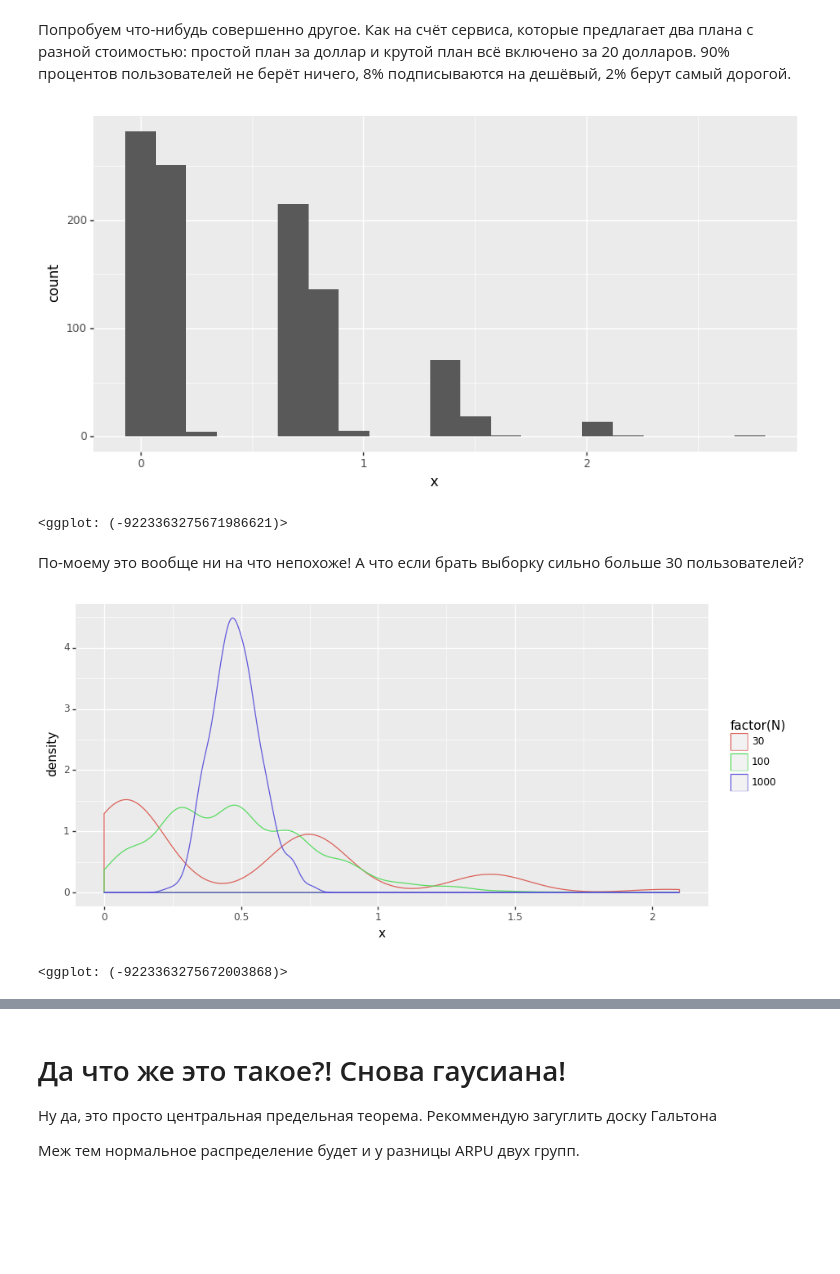
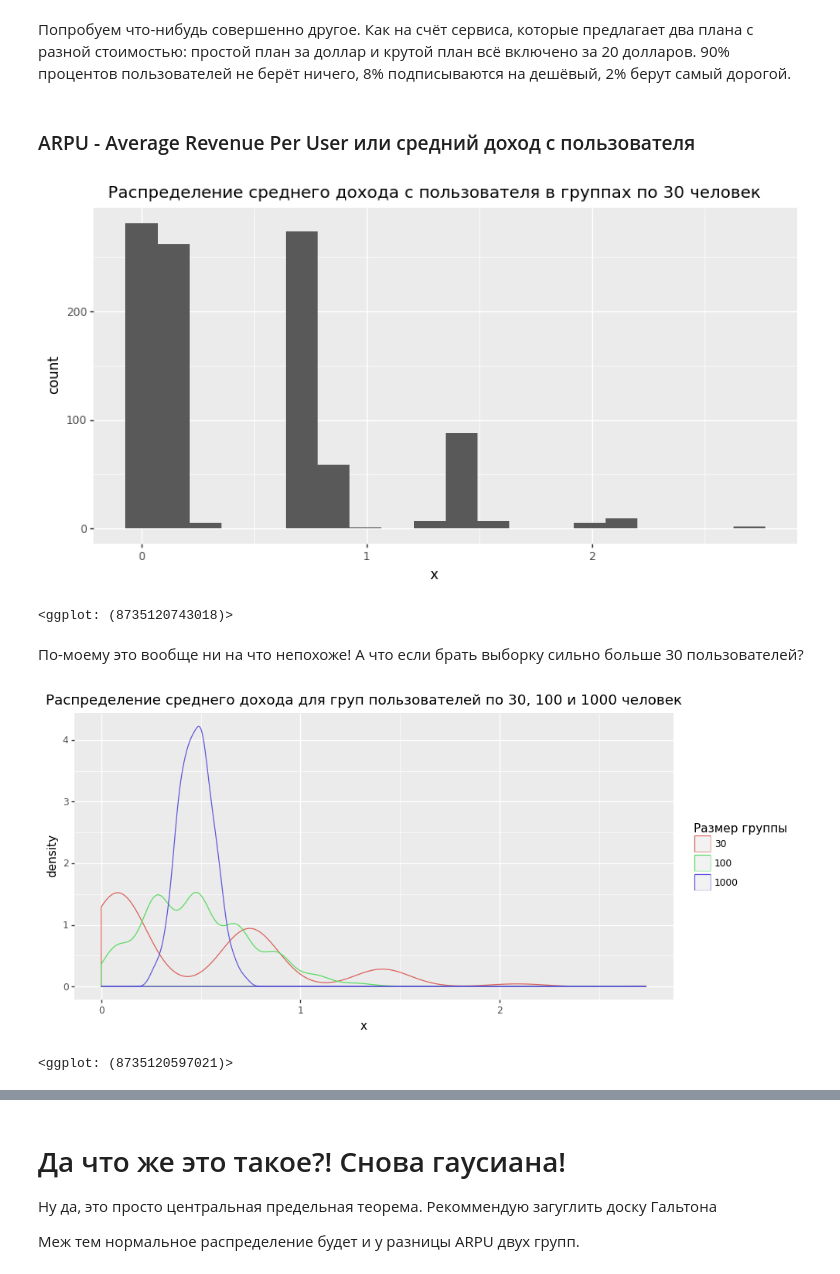
Before and after one commit to dmitriyshashkin/ods_lection, a Jupyter notebook: ods.ipynb, the cells around one changed output, grey strips where cells are left out. Cells and saved outputs as stored; diff of their text form; code cells hidden in the pictures; blank space fills up the shorter version.

```diff
--- a/ods.ipynb
+++ b/ods.ipynb
@@ -80,21 +101,31 @@ def run_arpu_trial(N):
     chances = [0.9, 0.08, 0.02]
 
     return np.random.choice(prices, N, p=chances)
+
+def run_arpu_trial_get_arpu(N):
+    return np.mean(run_arpu_trial(N))
+# %% [markdown]
+### ARPU - Average Revenue Per User или средний доход с пользователя
 # %%
-qplot([np.mean(run_arpu_trial(30)) for i in range(1000)], xlab='x')
+qplot([run_arpu_trial_get_arpu(30) for i in range(1000)], xlab='x') + ggtitle('Распределение среднего дохода с пользователя в группах по 30 человек')
 # %% [output]
-[figure, old version]
+[figure, new version]
-<ggplot: (-9223363275671986621)>
+<ggplot: (8735120743018)>
 # %% [markdown]
 По-моему это вообще ни на что непохоже! А что если брать выборку сильно больше 30 пользователей?
 # %%
 df = pd.DataFrame({
-    'x': join([[np.mean(run_arpu_trial(N)) for i in range(1000)] for N in [30, 100, 1000]]),
-    'N': join([np.repeat(N, 1000) for N in [30, 100, 1000]])
+    'x': merge_lists([[run_arpu_trial_get_arpu(N) for i in range(1000)] for N in [30, 100, 1000]]),
+    'N': merge_lists([np.repeat(N, 1000) for N in [30, 100, 1000]])
 })
 
-ggplot(df, aes(x='x', color='factor(N)')) + geom_density()
+(
+    ggplot(df, aes(x='x', color='factor(N)'))
+    + geom_density()
+    + ggtitle('Распределение среднего дохода для груп пользователей по 30, 100 и 1000 человек')
+    + scale_color_discrete(name="Размер группы")
+)
 # %% [output]
-[figure, old version]
+[figure, new version]
-<ggplot: (-9223363275672003868)>
+<ggplot: (8735120597021)>
 # %%
```
Also changed, not shown: parts of 24 cells of this notebook.
